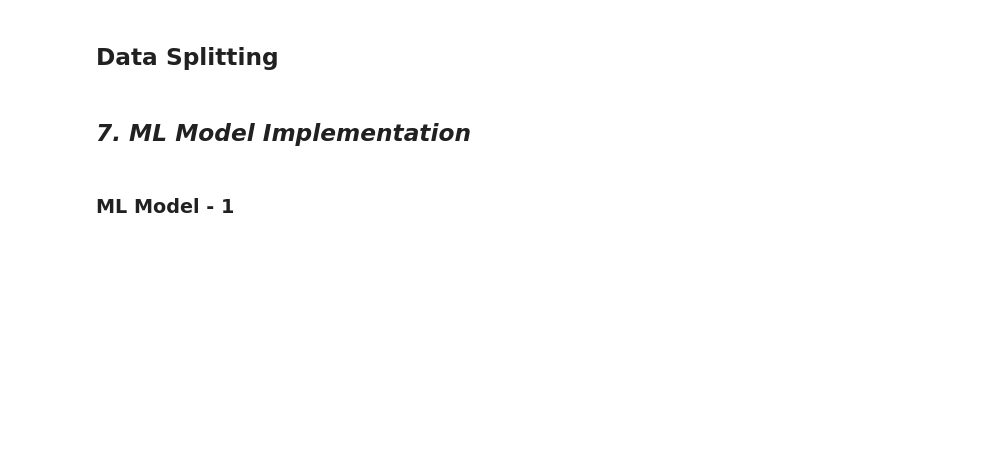
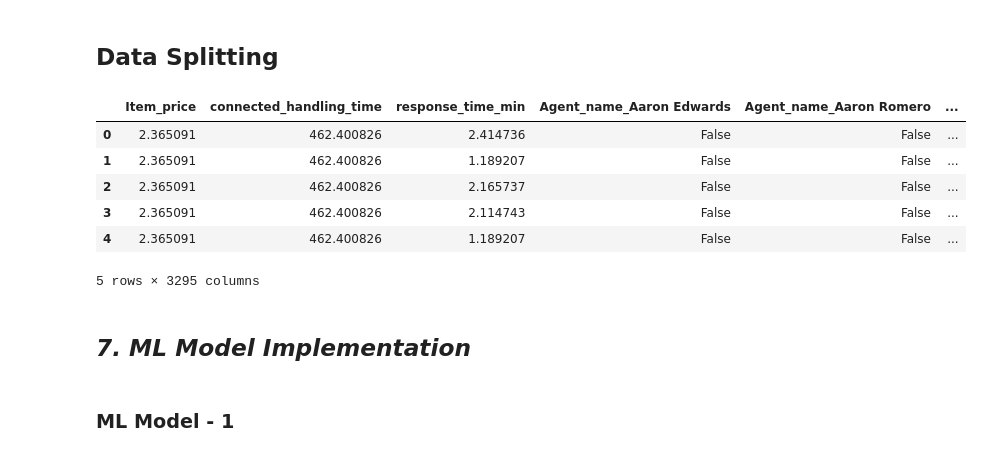
Before and after one commit to amol004/E-Commerce-Customer-Satisfaction-Score-Prediction-Deep-Learning, a Jupyter notebook: E_Commerce_Customer_Satisfaction_Score_Prediction.ipynb, the cells around one changed output. Cells and saved outputs as stored; diff of their text form; code cells hidden in the pictures; blank space fills up the shorter version.

```diff
--- a/E_Commerce_Customer_Satisfaction_Score_Prediction.ipynb
+++ b/E_Commerce_Customer_Satisfaction_Score_Prediction.ipynb
@@ -1087,0 +1038,23 @@ print(f"New Skewness - response_time_min: {df['response_time_min'].skew():.2f}")
+# %%
+# --- ADVANCED DATA SMOOTHING (SKEWNESS REDUCTION) ---
+
+# 1. We apply a Square Root transformation to 'Item_price'
+# This 'squashes' very high prices closer to the average, making the distribution more symmetrical
+df_removed['Item_price'] = np.sqrt(df_removed['Item_price'])
+
+# 2. We apply a Square Root transformation to 'response_time_min'
+# This helps handle cases where agents took a very long time, preventing them from being extreme outliers
+df_removed['response_time_min'] = np.sqrt(df_removed['response_time_min'])
+
+# 3. For the Day of the Month (Order), we use a 'Fourth Root' transformation (power of 0.25)
+# This is a stronger way to normalize the data so the AI treats early and late month dates fairly
+df_removed['Survey_Day_of_Month'] = (df_removed['Survey_Day_of_Month']) ** 0.25
+
+# 4. We do the same for the Day of the Week (Survey)
+# This ensures the 'weekday' patterns (1-7) are scaled properly for the neural network
+df_removed['Survey_Day_of_Week'] = (df_removed['Survey_Day_of_Week']) ** 0.25
+
+# --- FINAL STEP: VERIFICATION ---
+# We print the first few rows to see our newly transformed, model-ready numbers
+print("Transformations complete! Data has been normalized for the Neural Network.")
+display(df_removed[['Item_price', 'response_time_min', 'Survey_Day_of_Month', 'Survey_Day_of_Week']].head())
@@ -1087,0 +1110,16 @@ print(f"New Skewness - response_time_min: {df['response_time_min'].skew():.2f}")
+# %%
+# --- REFINING FEATURE SCALES (NORMALIZATION) ---
+
+# 1. We apply a Square Root transformation to our response time variable
+# This helps stabilize the variance so that very long response times don't dominate the model
+df_removed['response_time_min'] = np.sqrt(df_removed['response_time_min'])
+
+# 2. We apply a Fourth Root transformation (power of 0.25) to 'Item_price'
+# Since prices can vary significantly, this transformation pulls extreme high prices
+# closer to the average, creating a more 'bell-shaped' distribution for the AI
+df_removed['Item_price'] = (df_removed['Item_price']) ** 0.25
+
+# 3. Confirmation of transformation
+# We check the first few rows to ensure the numbers have been correctly scaled
+print("Feature scaling successfully applied to Response Time and Item Price.")
+display(df_removed[['response_time_min', 'Item_price']].head())
@@ -1092,2 +1140,2 @@ df_tem = df.copy()
 # %%
-y = df.drop(columns=['CSAT Score'],inplace=True)
+df_removed.drop(columns=['CSAT Score'],inplace=True)
@@ -1095,0 +1142,10 @@ df
+# %%
+df_removed.head()
+# %% [output]
+|  | Item_price | connected_handling_time | response_time_min | Agent_name_Aaron Edwards | Agent_name_Aaron Romero | ... |
+| 0 | 2.365091 | 462.400826 | 2.414736 | False | False | ... |
+| 1 | 2.365091 | 462.400826 | 1.189207 | False | False | ... |
+| 2 | 2.365091 | 462.400826 | 2.165737 | False | False | ... |
+| 3 | 2.365091 | 462.400826 | 2.114743 | False | False | ... |
+| 4 | 2.365091 | 462.400826 | 1.189207 | False | False | ... |
+5 rows × 3295 columns
```
Also changed, not shown: parts of 11 cells of this notebook.
